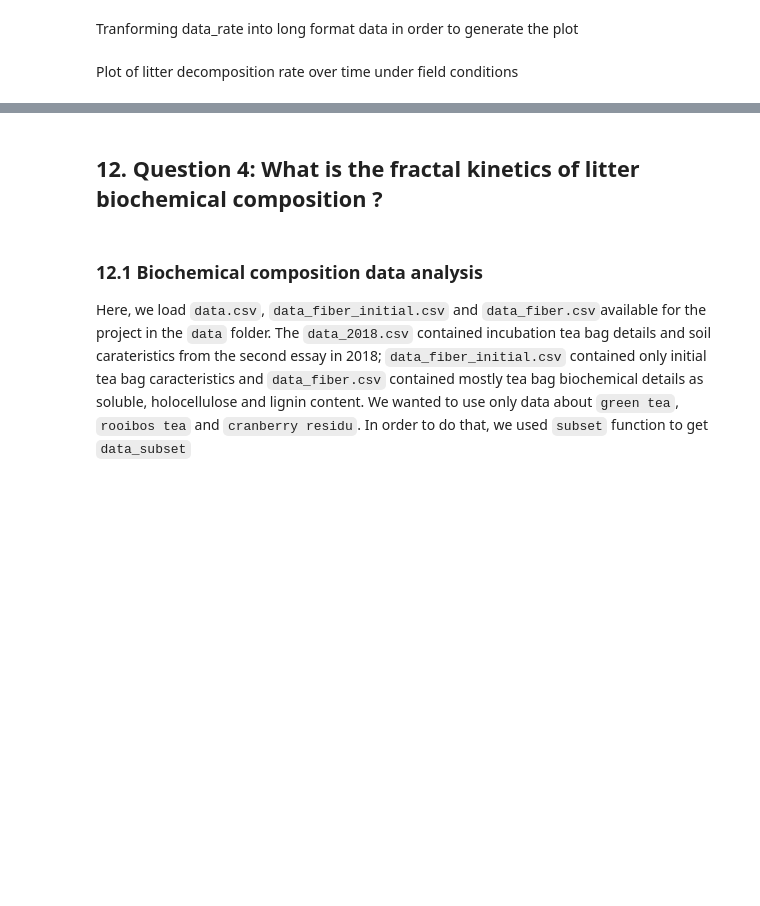
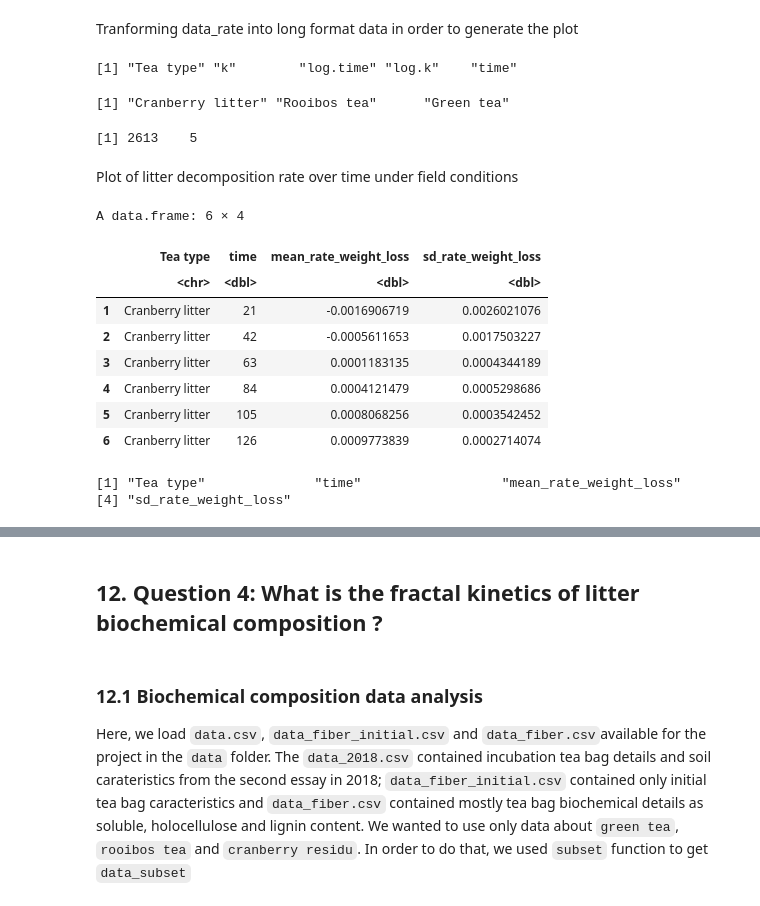
Before and after one commit to DosouYovoW/TeaBag_Projet, a Jupyter notebook: stats.ipynb, the cells around one changed output, grey strips where cells are left out. Drawn from its saved outputs; the diff is of its cells as text; code cells hidden in the pictures; blank space fills up the shorter version.

```diff
--- a/stats.ipynb
+++ b/stats.ipynb
@@ -1018,5 +1035,13 @@ A data.frame: 6 × 5
 # %% [markdown]
 Tranforming data_rate into long format data in order to generate the plot
+# %%
+names(data_lm_fractal)
+unique(data_lm_fractal$`Tea type`)
+dim(data_lm_fractal)
+# %% [output]
+[1] "Tea type" "k"        "log.time" "log.k"    "time"
+[1] "Cranberry litter" "Rooibos tea"      "Green tea"
+[1] 2613    5
 # %%
 data_long <- gather(data = data_rate, key = `tea type`, value = Rate, c(`Cranberry litter`, `Rooibos tea`, `Green tea`),
                     factor_key=TRUE)
@@ -1024,3 +1049,23 @@ data_long <- data_long %>%
              rename(`Litter type`= `tea type`)
 # %% [markdown]
 Plot of litter decomposition rate over time under field conditions
+# %%
+meanSD_rate_weight_loss <- ddply(data_lm_fractal, ~ `Tea type` + `time`,
+      summarise, mean_rate_weight_loss = mean(`k`, na.rm = TRUE),
+                            sd_rate_weight_loss = sd(`k`, na.rm = TRUE))
+head(meanSD_rate_weight_loss)
+# %% [output]
+A data.frame: 6 × 4
+|  | Tea type | time | mean_rate_weight_loss | sd_rate_weight_loss |
+|  | <chr> | <dbl> | <dbl> | <dbl> |
+| 1 | Cranberry litter | 21 | -0.0016906719 | 0.0026021076 |
+| 2 | Cranberry litter | 42 | -0.0005611653 | 0.0017503227 |
+| 3 | Cranberry litter | 63 | 0.0001183135 | 0.0004344189 |
+| 4 | Cranberry litter | 84 | 0.0004121479 | 0.0005298686 |
+| 5 | Cranberry litter | 105 | 0.0008068256 | 0.0003542452 |
+| 6 | Cranberry litter | 126 | 0.0009773839 | 0.0002714074 |
+# %%
+names(meanSD_rate_weight_loss)
+# %% [output]
+[1] "Tea type"              "time"                  "mean_rate_weight_loss"
+[4] "sd_rate_weight_loss"
```
Also changed, not shown: parts of 21 cells of this notebook, 11 other files.
